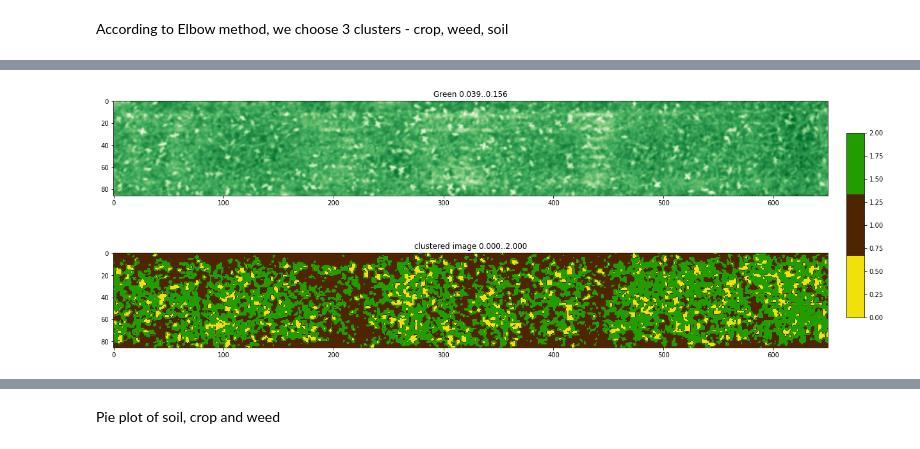
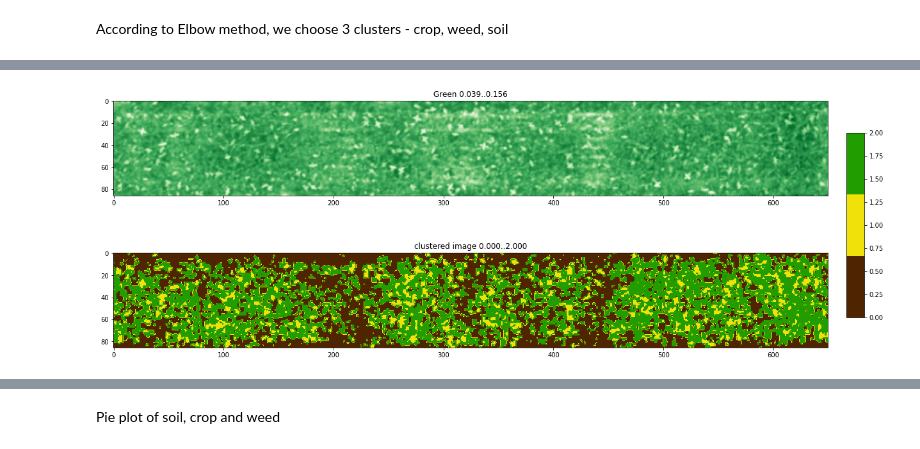
Before and after one commit to artjom-vargunin/crop-vs-weed-machine-learning, a Jupyter notebook: kmeans_thresholding.ipynb, the cells around one changed output, grey strips where cells are left out. Drawn from its saved outputs; the diff is of its cells as text; code cells hidden in the pictures.

```diff
--- a/kmeans_thresholding.ipynb
+++ b/kmeans_thresholding.ipynb
@@ -79,14 +82,14 @@ center shift 1.669097e-04 within tolerance 3.188276e-08
 # %%
 soil='#4f2400'
 weed='#f0e10a'
 crop='#229d00'
 
-mycmap2 = colors.ListedColormap([weed,soil,crop])
+mycmap2 = colors.ListedColormap([soil,weed,crop])
 joonis(G,'Green',plt.cm.Greens_r,labels.reshape(mexg.shape),'clustered image',mycmap2,vmin=[0.039,0],vmax=[0.156,2],size=[20,8])
 
 plt.imsave('kmeans_mexg.png',labels.reshape(mexg.shape),cmap=mycmap2)
 # %% [output]
-[figure, old version]
+[figure, new version]
 # %%
 print(f'MEXG values of cluster centers {[centers[i,0] for i in range(3)]}')
 # %% [output]
```
Also changed, not shown: parts of 7 cells of this notebook, 3 other files.
